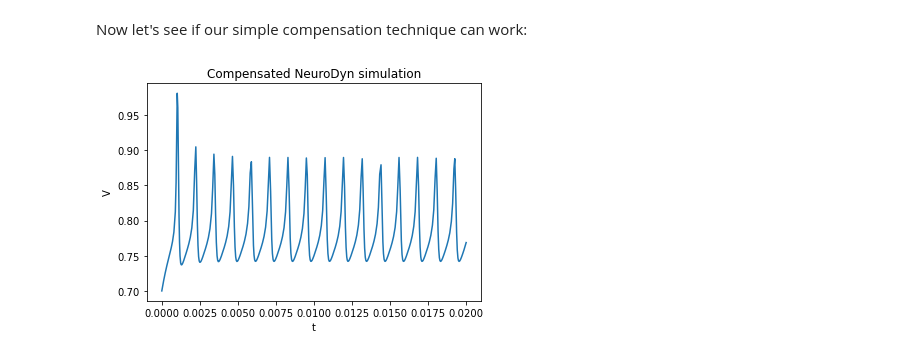
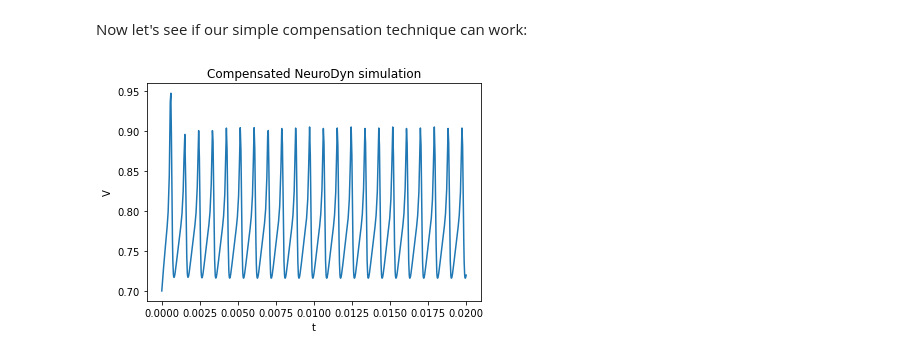
Before and after one commit to lukaribar/telluride-21, a Jupyter notebook: NeuroDyn model.ipynb, the cells around one changed output. Drawn from its saved outputs; the diff is of its cells as text; code cells hidden in the pictures.

```diff
--- a/NeuroDyn model.ipynb
+++ b/NeuroDyn model.ipynb
@@ -505,21 +505,21 @@ The current values for the maximal conductances are [1023.  307.    3.]
 Now let's see if our simple compensation technique can work:
 # %%
 # First try changing the applied current
-I0 = -0e-6
+I0 = 5e-6
 Iapp = lambda t : fit_obj.convert_I(I0)
 
 # If changing applied current didn't help, try adjusting the maximal conductances
 # dg = [1023, 307, 3]
-dg = np.array([1023, 0, 3])
-ND.dg = dg
+dg_comp = np.array([1023, 307, 3])
+ND.update_dg(dg_comp)
 
 sol = ND.simulate(trange,[0.7,0,0,0],Iapp)
 
 plt.figure()
 plt.xlabel('t')
 plt.ylabel('V')
 plt.title('Compensated NeuroDyn simulation')
 plt.plot(sol.t, sol.y[0])
 plt.show()
 # %% [output]
-[figure, old version]
+[figure, new version]
```
Also changed, not shown: parts of 1 cell of this notebook.
